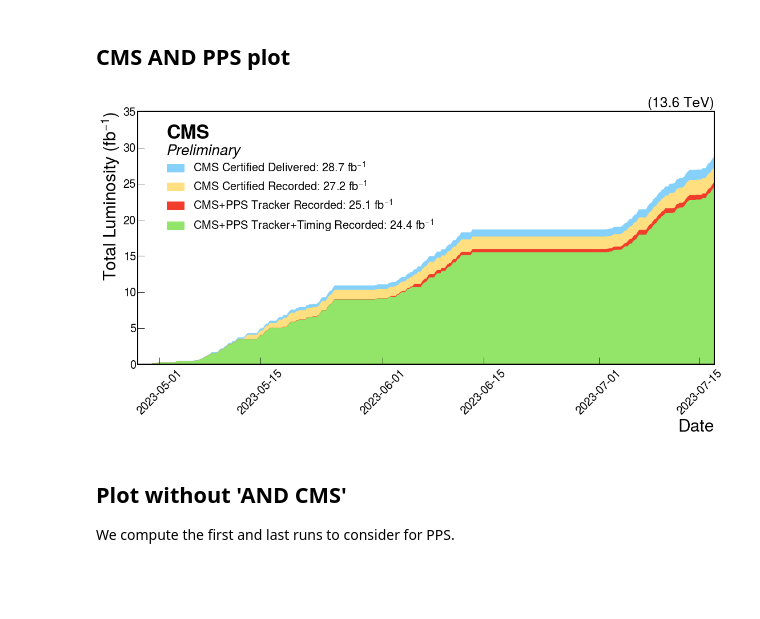
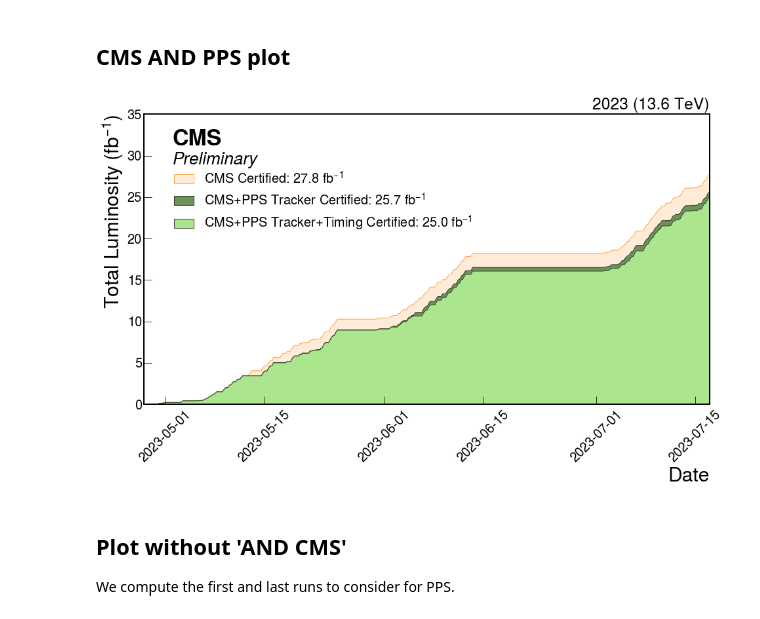
Before and after one commit to AndreaBellora/pps-dpg-lumi-plots, a Jupyter notebook: lumi_plot.ipynb, the cells around one changed output. Saved outputs shown, nothing was run; the diff lists cells and outputs as text; code cells hidden in the pictures; blank space fills up the shorter version.

```diff
--- a/lumi_plot.ipynb
+++ b/lumi_plot.ipynb
@@ -133,41 +134,41 @@ import matplotlib.pyplot as plt
 hep.style.use('CMS')
 
 cms_tot_del = cms_2023_df['integrated_del_lumi'].iloc[-1]
 cms_tot_rec = cms_2023_df['integrated_rec_lumi'].iloc[-1]
 pps_tot_track = cms_and_pps_2023_track_df['integrated_rec_lumi'].iloc[-1]
 pps_tot_tracktime = cms_and_pps_2023_tracktime_df['integrated_rec_lumi'].iloc[-1]
 min_date = min([cms_2023_df['date'].iloc[0],cms_and_pps_2023_track_df['date'].iloc[0],cms_and_pps_2023_tracktime_df['date'].iloc[0]])
 max_date = max([cms_2023_df['date'].iloc[-1],cms_and_pps_2023_track_df['date'].iloc[-1],cms_and_pps_2023_tracktime_df['date'].iloc[-1]])
 
 # Create the XY plot with a filled area under the line
-plt.figure(figsize=(16, 9))
-plt.fill_between(cms_2023_df['date'], cms_2023_df['integrated_del_lumi'], color='#85d1fb', alpha=1, label=f'CMS Certified Delivered: {cms_tot_del:.1f}'+' fb$^{-1}$')
-plt.fill_between(cms_2023_df['date'], cms_2023_df['integrated_rec_lumi'], color='#ffdf7f', alpha=1, label=f'CMS Certified Recorded: {cms_tot_rec:.1f}'+' fb$^{-1}$')
-plt.fill_between(cms_and_pps_2023_track_df['date'], cms_and_pps_2023_track_df['integrated_rec_lumi'], color='#f13e2c', alpha=1, label=f'CMS+PPS Tracker Recorded: {pps_tot_track:.1f}'+' fb$^{-1}$')
-plt.fill_between(cms_and_pps_2023_tracktime_df['date'], cms_and_pps_2023_tracktime_df['integrated_rec_lumi'], color='#92e569', alpha=1, label=f'CMS+PPS Tracker+Timing Recorded: {pps_tot_tracktime:.1f}'+' fb$^{-1}$')
+plt.figure(figsize=(14, 9))
+# plt.fill_between(cms_2023_df['date'], cms_2023_df['integrated_del_lumi'], color='#85d1fb', alpha=1, label=f'CMS Certified Delivered: {cms_tot_del:.1f}'+' fb$^{-1}$')
+plt.fill_between(cms_2023_df['date'], cms_2023_df['integrated_rec_lumi'], color='#ffebd8', alpha=1, label=f'CMS Certified: {cms_tot_rec:.1f}'+' fb$^{-1}$',linewidth=1,edgecolor='#fea649')
+plt.fill_between(cms_and_pps_2023_track_df['date'], cms_and_pps_2023_track_df['integrated_rec_lumi'], color='#6c915a', alpha=1, label=f'CMS+PPS Tracker Certified: {pps_tot_track:.1f}'+' fb$^{-1}$',linewidth=1,edgecolor='#2d3d26')
+plt.fill_between(cms_and_pps_2023_tracktime_df['date'], cms_and_pps_2023_tracktime_df['integrated_rec_lumi'], color='#abe68f', alpha=1, label=f'CMS+PPS Tracker+Timing Certified: {pps_tot_tracktime:.1f}'+' fb$^{-1}$',linewidth=1,edgecolor='#36492d')
 plt.xlabel('Date',fontsize=30)
 plt.ylabel('Total Luminosity (fb$^{-1}$)',fontsize=30)
 plt.xticks(rotation=45,fontsize=20)
 plt.yticks(fontsize=20)
 plt.xlim((min_date,max_date))
 plt.ylim((0,35))
 plt.legend(loc='upper left', fontsize=20, bbox_to_anchor=(0.03,0.85))
 
 # Remove minor ticks (which don't really make sense here)
 plt.minorticks_off()
 
 # Remove right and top axis. It's not CMS-style, I know, but they're really ugly and useless in this case
 plt.tick_params(axis='both', which='both', direction='in', top=False, right=False)
 
 # Add CMS Preliminary label
-hep.cms.label('Preliminary',loc=2, data=True, rlabel='(13.6 TeV)')
+hep.cms.label('Preliminary',loc=2, data=True, rlabel='2023 (13.6 TeV)')
 
 # Show the plot
 plt.tight_layout()
-plt.savefig('CMS_AND_PPS_lumi.png')
+plt.savefig('CMS_AND_PPS_lumi.png',dpi=600)
 plt.show()
 # %% [output]
-[figure, old version]
+[figure, new version]
 # %% [markdown]
 ## Plot without 'AND CMS'
 
```
Also changed, not shown: parts of 8 cells of this notebook, 6 other files.
